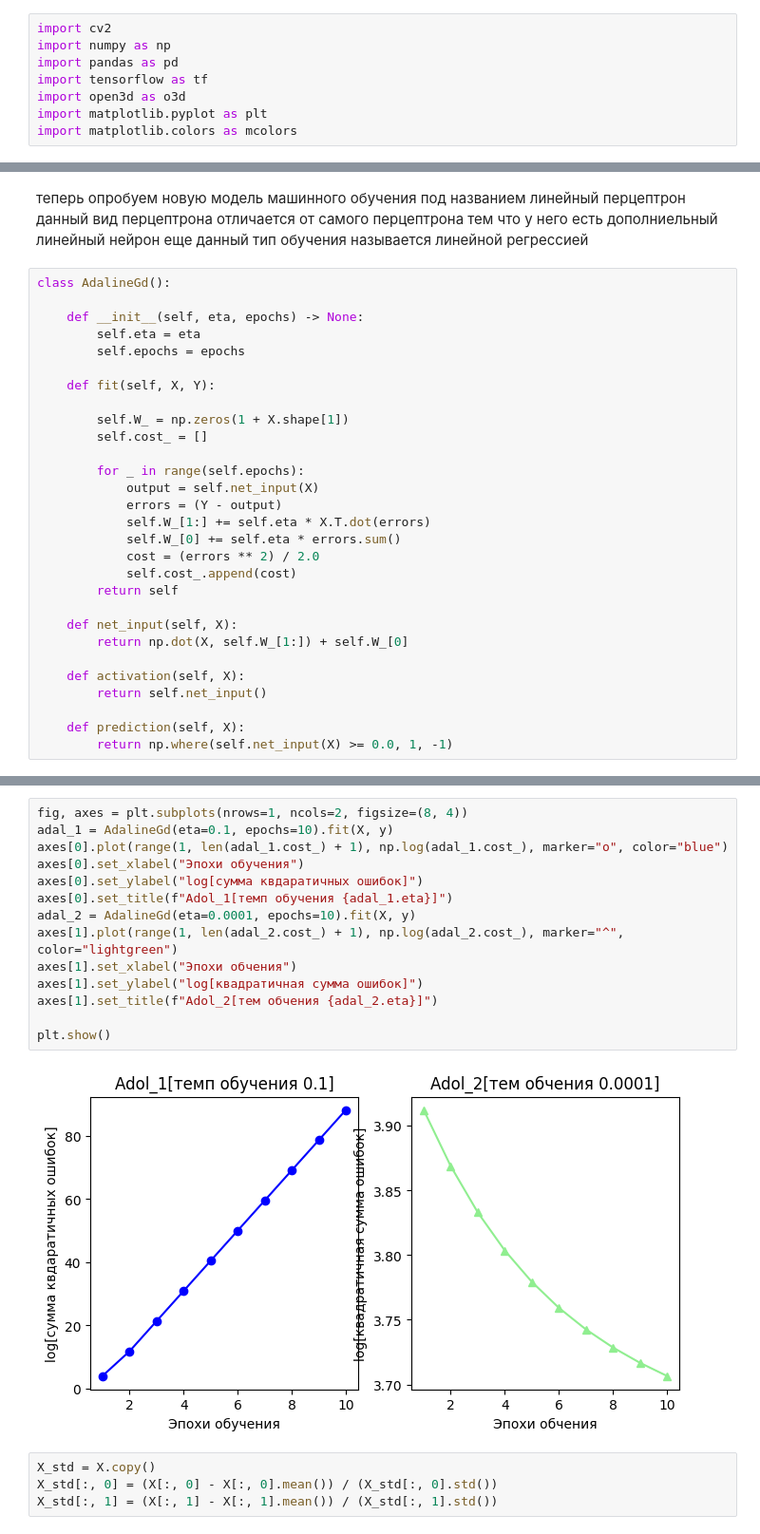
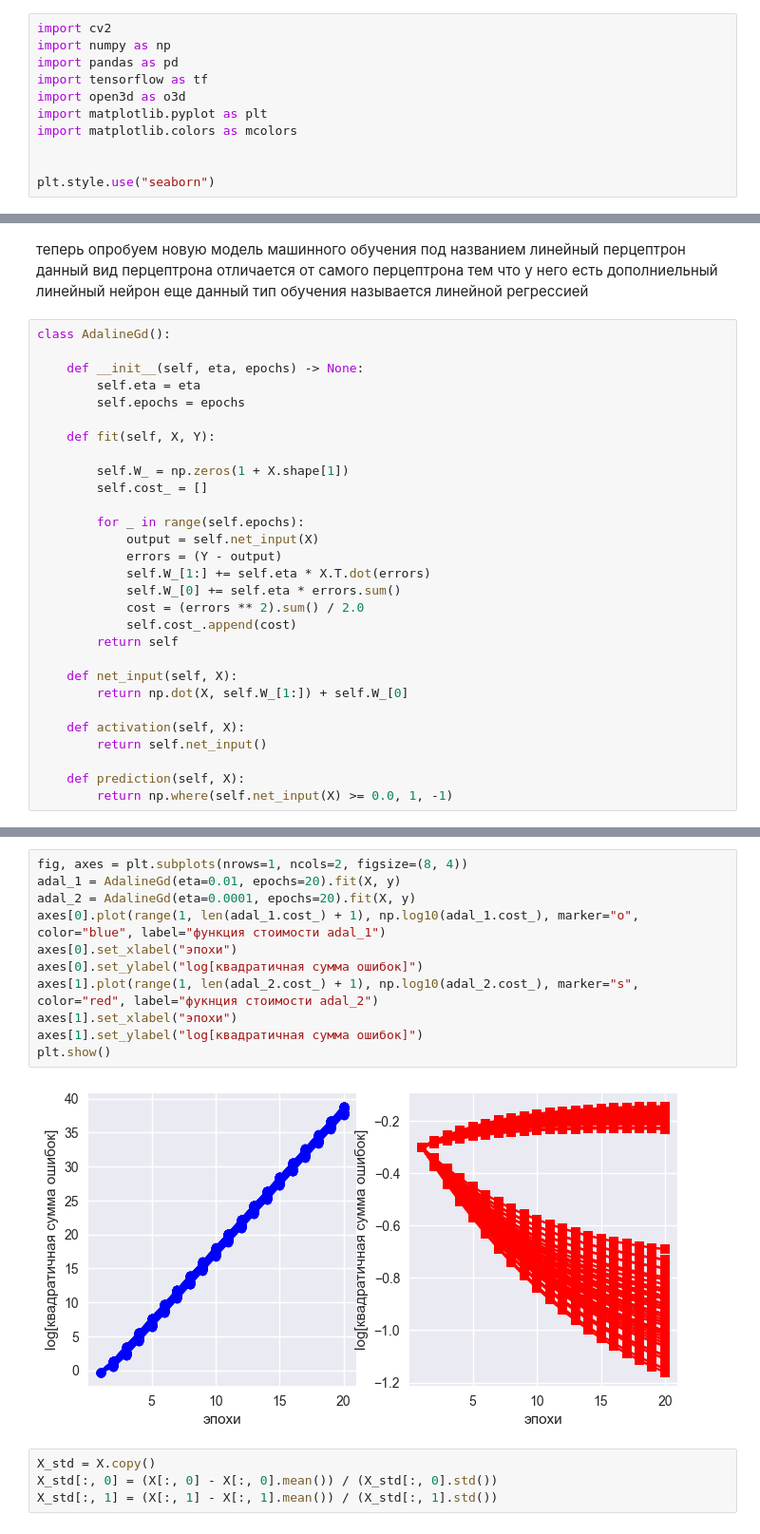
Before and after one commit to Asdergh/Drone_kit, a Jupyter notebook: Untitled-1.ipynb, the cells around one changed output, grey strips where cells are left out. Shown at 95% size. Cells and saved outputs as stored; diff of their text form.

```diff
--- a/Untitled-1.ipynb
+++ b/Untitled-1.ipynb
@@ -6,6 +6,9 @@ import tensorflow as tf
 import open3d as o3d
 import matplotlib.pyplot as plt
 import matplotlib.colors as mcolors
+
+
+plt.style.use("seaborn")
 # %% [output]
 Jupyter environment detected. Enabling Open3D WebVisualizer.
 [Open3D INFO] WebRTC GUI backend enabled.
@@ -206,7 +148,7 @@ class AdalineGd():
             errors = (Y - output)
             self.W_[1:] += self.eta * X.T.dot(errors)
             self.W_[0] += self.eta * errors.sum()
-            cost = (errors ** 2) / 2.0
+            cost = (errors ** 2).sum() / 2.0
             self.cost_.append(cost)
         return self
 
@@ -221,19 +192,16 @@ class AdalineGd():
 # %%
 fig, axes = plt.subplots(nrows=1, ncols=2, figsize=(8, 4))
-adal_1 = AdalineGd(eta=0.1, epochs=10).fit(X, y)
-axes[0].plot(range(1, len(adal_1.cost_) + 1), np.log(adal_1.cost_), marker="o", color="blue")
-axes[0].set_xlabel("Эпохи обучения")
-axes[0].set_ylabel("log[сумма квдаратичных ошибок]")
-axes[0].set_title(f"Adol_1[темп обучения {adal_1.eta}]")
-adal_2 = AdalineGd(eta=0.0001, epochs=10).fit(X, y)
-axes[1].plot(range(1, len(adal_2.cost_) + 1), np.log(adal_2.cost_), marker="^", color="lightgreen")
-axes[1].set_xlabel("Эпохи обчения")
+adal_1 = AdalineGd(eta=0.01, epochs=20).fit(X, y)
+adal_2 = AdalineGd(eta=0.0001, epochs=20).fit(X, y)
+axes[0].plot(range(1, len(adal_1.cost_) + 1), np.log10(adal_1.cost_), marker="o", color="blue", label="функция стоимости adal_1")
+axes[0].set_xlabel("эпохи")
+axes[0].set_ylabel("log[квадратичная сумма ошибок]")
+axes[1].plot(range(1, len(adal_2.cost_) + 1), np.log10(adal_2.cost_), marker="s", color="red", label="фукнция стоимости adal_2")
+axes[1].set_xlabel("эпохи")
 axes[1].set_ylabel("log[квадратичная сумма ошибок]")
-axes[1].set_title(f"Adol_2[тем обчения {adal_2.eta}]")
-
 plt.show()
 # %% [output]
-[figure, old version]
+[figure, new version]
 # %%
 X_std = X.copy()
 X_std[:, 0] = (X[:, 0] - X[:, 0].mean()) / (X_std[:, 0].std())
```
Also changed, not shown: parts of 14 cells of this notebook, 4 other files.
